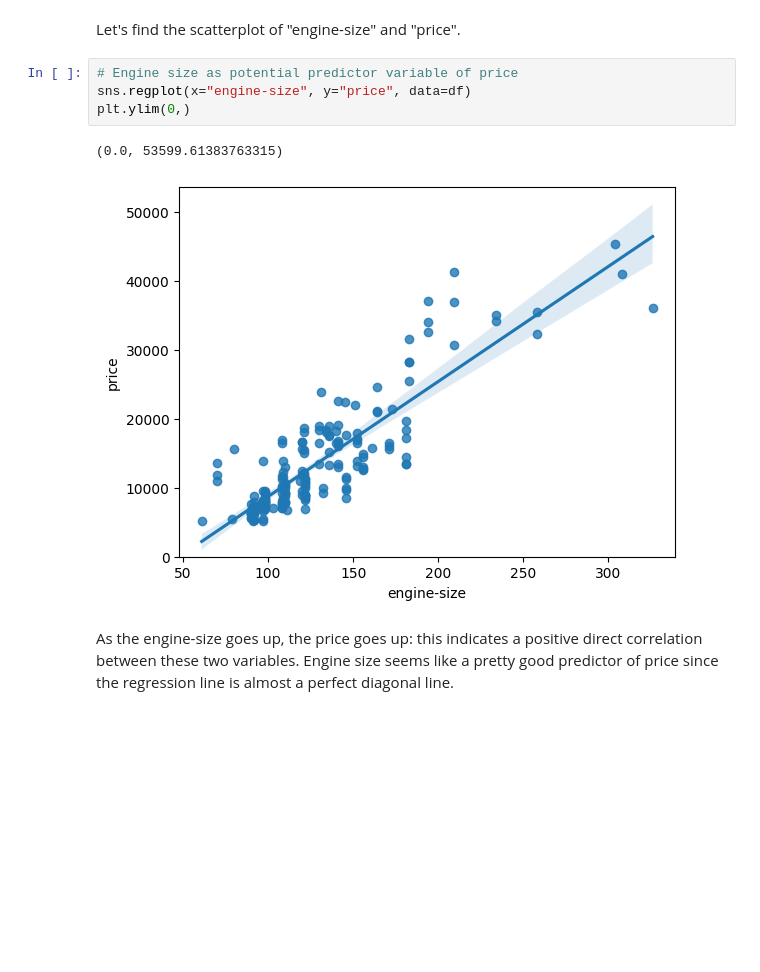
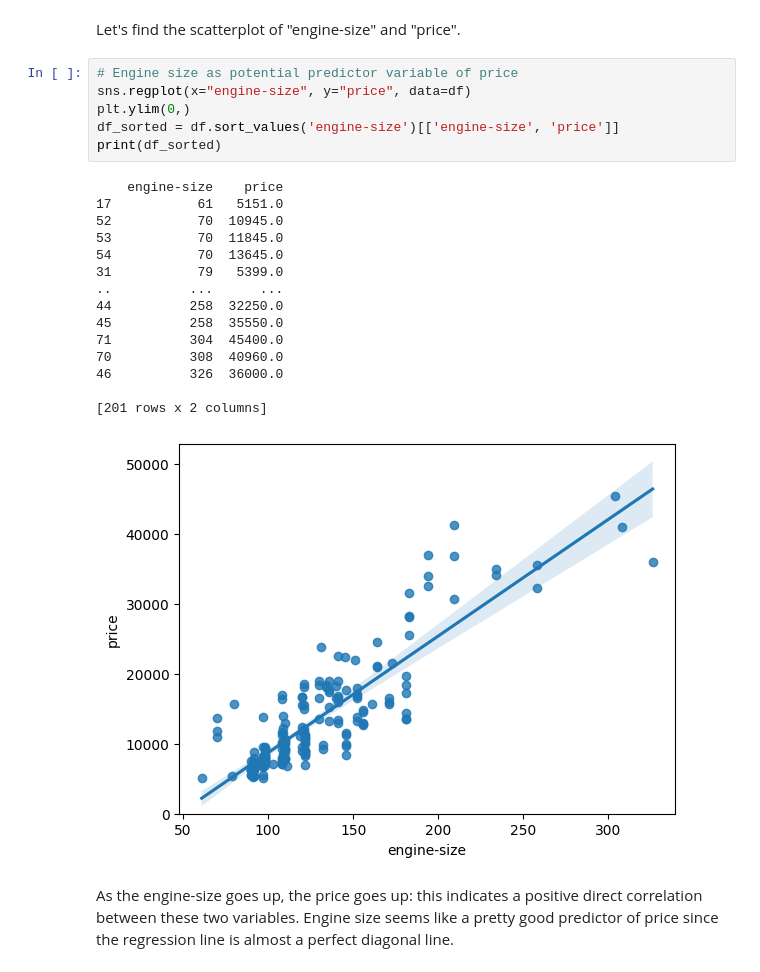
Before and after one commit to rmgirma/Data_Engineering, a Jupyter notebook: sandbox/Coursera Lab 3 Exploratory Data Analysis - DA0101EN-3-Review-Exploratory-Data-Analysis.ipynb, the cells around one changed output. Cells and saved outputs as stored; diff of their text form; blank space fills up the shorter version.

```diff
--- a/sandbox/Coursera Lab 3 Exploratory Data Analysis - DA0101EN-3-Review-Exploratory-Data-Analysis.ipynb
+++ b/sandbox/Coursera Lab 3 Exploratory Data Analysis - DA0101EN-3-Review-Exploratory-Data-Analysis.ipynb
@@ -183,10 +183,25 @@ Let's find the scatterplot of "engine-size" and "price".
 # %%
 # Engine size as potential predictor variable of price
 sns.regplot(x="engine-size", y="price", data=df)
 plt.ylim(0,)
+df_sorted = df.sort_values('engine-size')[['engine-size', 'price']]
+print(df_sorted)
 # %% [output]
-(0.0, 53599.61383763315)
+    engine-size    price
+17           61   5151.0
+52           70  10945.0
+53           70  11845.0
+54           70  13645.0
+31           79   5399.0
+..          ...      ...
+44          258  32250.0
+45          258  35550.0
+71          304  45400.0
+70          308  40960.0
+46          326  36000.0
+
+[201 rows x 2 columns]
-[figure, old version]
+[figure, new version]
 # %% [markdown]
 <p>As the engine-size goes up, the price goes up: this indicates a positive direct correlation between these two variables. Engine size seems like a pretty good predictor of price since the regression line is almost a perfect diagonal line.</p>
 # %% [markdown]
```
Also changed, not shown: parts of 2 cells of this notebook.
